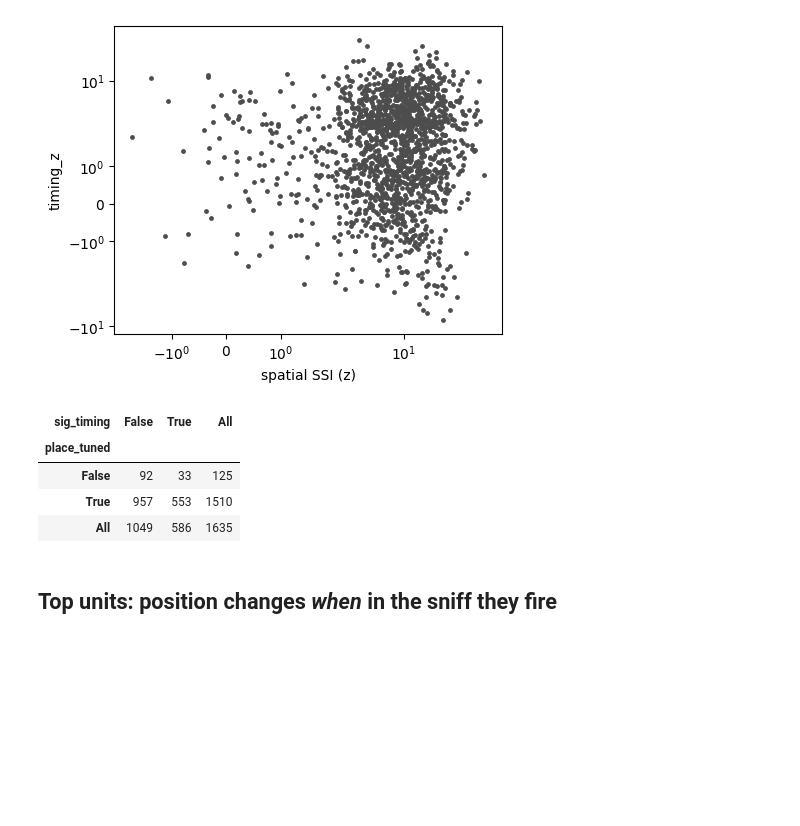
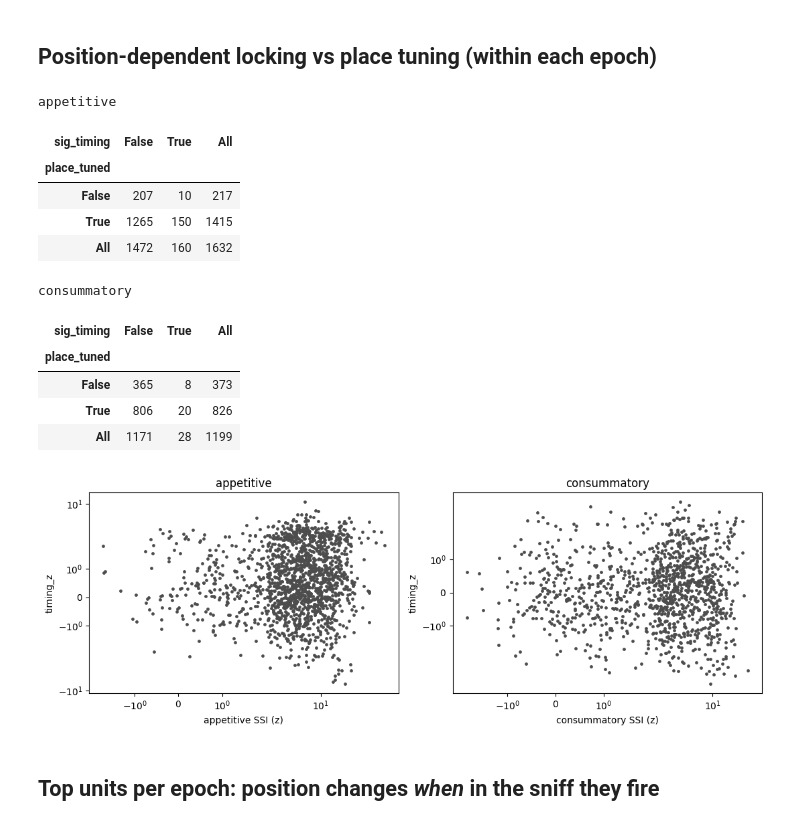
Before and after one commit to nghess/cbm-sniff, a Jupyter notebook: position_locking.ipynb, the cells around one changed output. Drawn from its saved outputs; the diff is of its cells as text; code cells hidden in the pictures; blank space fills up the shorter version.

```diff
--- a/position_locking.ipynb
+++ b/position_locking.ipynb
@@ -79,0 +103,15 @@ plt.show()
+# %%
+both = dfs['appetitive'].merge(dfs['consummatory'], on=keys, suffixes=('_app', '_con'))
+both = both[both['sniff_locked_app']]
+fig, axes = plt.subplots(1, 2, figsize=(11, 4.5))
+for ax, col in zip(axes, ['timing_z', 'interaction_z']):
+    ax.scatter(both[f'{col}_app'], both[f'{col}_con'], s=6, c='0.3')
+    ax.set_xscale('symlog'); ax.set_yscale('symlog')
+    ax.axhline(0, color='k', lw=0.5); ax.axvline(0, color='k', lw=0.5)
+    ax.set_xlabel(f'{col} appetitive'); ax.set_ylabel(f'{col} consummatory')
+plt.tight_layout()
+plt.show()
+print(f"{len(both)} sniff-locked units scored in both epochs; rank correlation of timing_z: "
+      f"{both['timing_z_app'].corr(both['timing_z_con'], method='spearman'):.2f}")
+display(pd.crosstab(both['sig_timing_app'].rename('timing sig (appetitive)'),
+                    both['sig_timing_con'].rename('timing sig (consummatory)'), margins=True))
@@ -80,19 +126,29 @@ plt.show()
+# %% [markdown]
+## Position-dependent locking vs place tuning (within each epoch)
 # %%
-# Is position-dependent locking just place tuning? (rate effects are factored out, but they may co-occur)
-fig, ax = plt.subplots(figsize=(5, 4))
-ax.scatter(locked['ssi'], locked['timing_z'], s=6, c='0.3')
-ax.set_xlabel('spatial SSI (z)')
-ax.set_ylabel('timing_z')
-ax.set_xscale('symlog'); ax.set_yscale('symlog')
+fig, axes = plt.subplots(1, len(EPOCHS), figsize=(5.5 * len(EPOCHS), 4))
+for ax, epoch in zip(axes, EPOCHS):
+    locked = dfs[epoch][dfs[epoch]['sniff_locked']]
+    ax.scatter(locked['ssi'], locked['timing_z'], s=6, c='0.3')
+    ax.set_xscale('symlog'); ax.set_yscale('symlog')
+    ax.set_xlabel(f'{epoch} SSI (z)'); ax.set_ylabel('timing_z'); ax.set_title(epoch)
+    print(epoch); display(pd.crosstab(locked['place_tuned'], locked['sig_timing'], margins=True))
+plt.tight_layout()
 plt.show()
-display(pd.crosstab(locked['place_tuned'], locked['sig_timing'], margins=True))
 # %% [output]
+appetitive
+| sig_timing | False | True | All |
+| place_tuned |  |  |  |
+| False | 207 | 10 | 217 |
+| True | 1265 | 150 | 1415 |
+| All | 1472 | 160 | 1632 |
+consummatory
+| sig_timing | False | True | All |
+| place_tuned |  |  |  |
+| False | 365 | 8 | 373 |
+| True | 806 | 20 | 826 |
+| All | 1171 | 28 | 1199 |
-[figure, old version]
+[figure, new version]
-| sig_timing | False | True | All |
-| place_tuned |  |  |  |
-| False | 92 | 33 | 125 |
-| True | 957 | 553 | 1510 |
-| All | 1049 | 586 | 1635 |
 # %% [markdown]
-## Top units: position changes *when* in the sniff they fire
+## Top units per epoch: position changes *when* in the sniff they fire
 # %%
```
Also changed, not shown: parts of 13 cells of this notebook, 14 other files.
